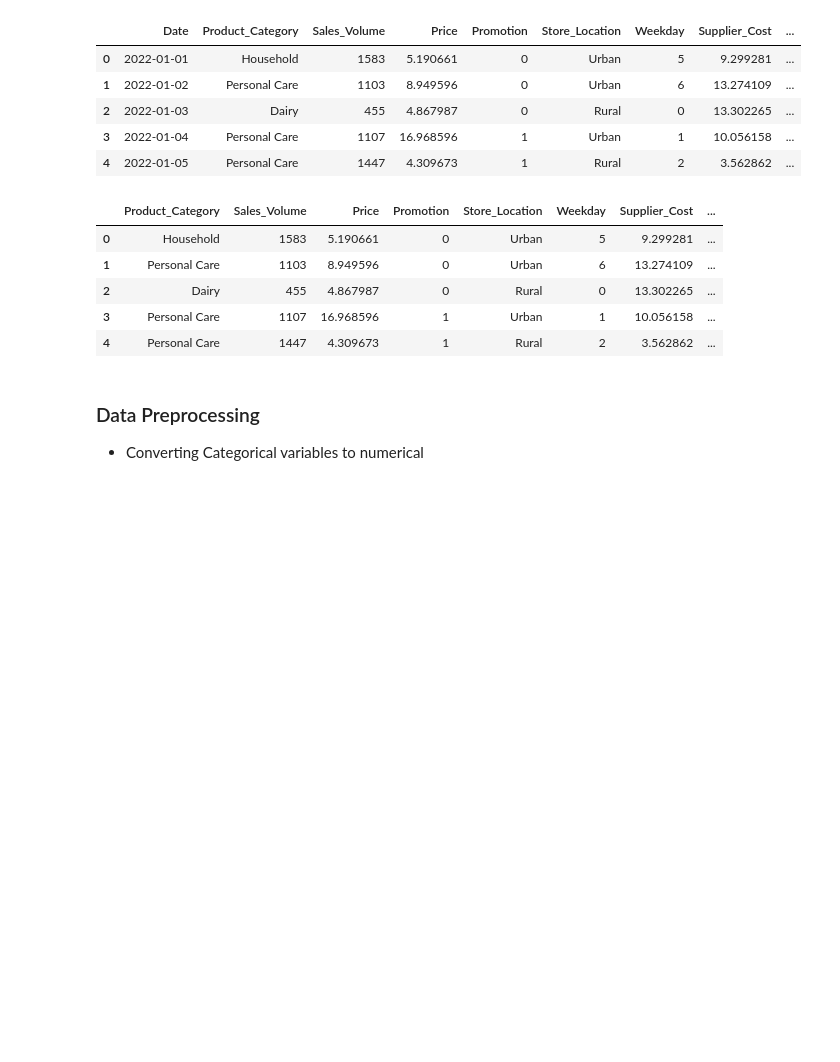
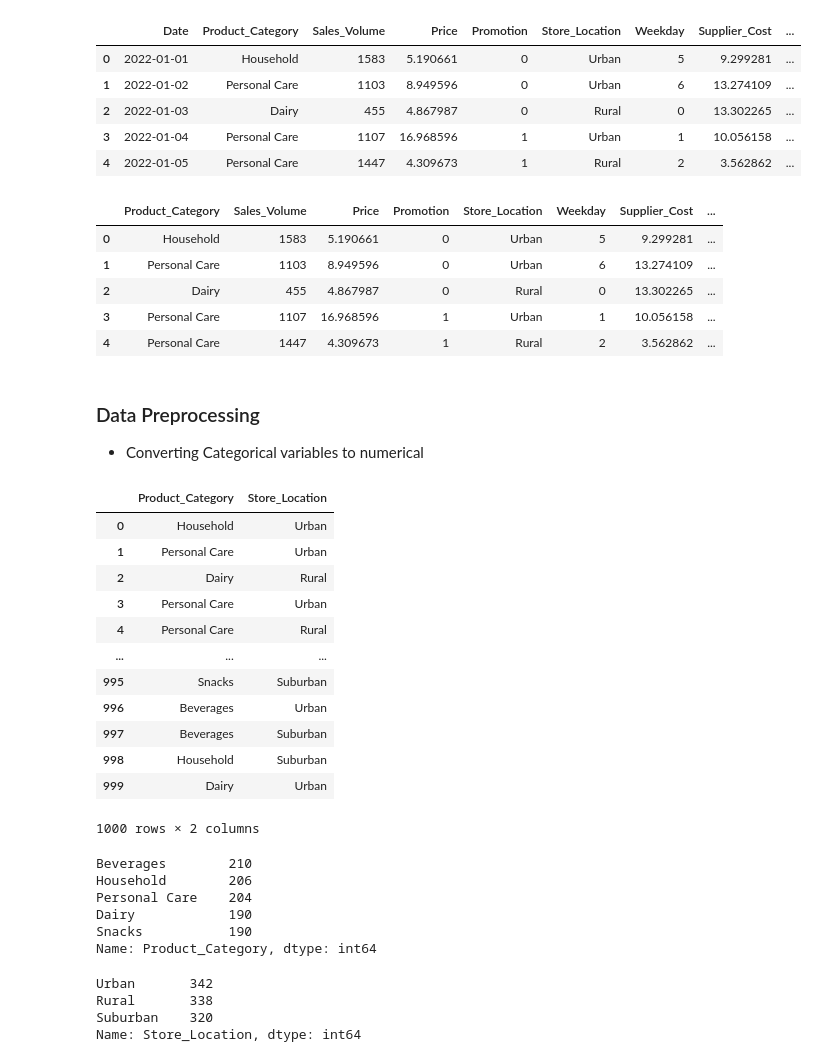
Before and after one commit to Naftal-Rainer/FMCG-Sales-Demand-Forecasting-and-Optimization, a Jupyter notebook: demand prediction.ipynb, the cells around one changed output. Drawn from its saved outputs; the diff is of its cells as text; code cells hidden in the pictures; blank space fills up the shorter version.

```diff
--- a/demand prediction.ipynb
+++ b/demand prediction.ipynb
@@ -109,3 +112,35 @@ data.head()
 # %% [markdown]
 ### Data Preprocessing
  - Converting Categorical variables to numerical
+# %%
+data.select_dtypes(["object"])
+# %% [output]
+|  | Product_Category | Store_Location |
+| 0 | Household | Urban |
+| 1 | Personal Care | Urban |
+| 2 | Dairy | Rural |
+| 3 | Personal Care | Urban |
+| 4 | Personal Care | Rural |
+| ... | ... | ... |
+| 995 | Snacks | Suburban |
+| 996 | Beverages | Urban |
+| 997 | Beverages | Suburban |
+| 998 | Household | Suburban |
+| 999 | Dairy | Urban |
+1000 rows × 2 columns
+# %%
+data['Product_Category'].value_counts()
+# %% [output]
+Beverages        210
+Household        206
+Personal Care    204
+Dairy            190
+Snacks           190
+Name: Product_Category, dtype: int64
+# %%
+data['Store_Location'].value_counts()
+# %% [output]
+Urban       342
+Rural       338
+Suburban    320
+Name: Store_Location, dtype: int64
```
Also changed, not shown: parts of 10 cells of this notebook.
